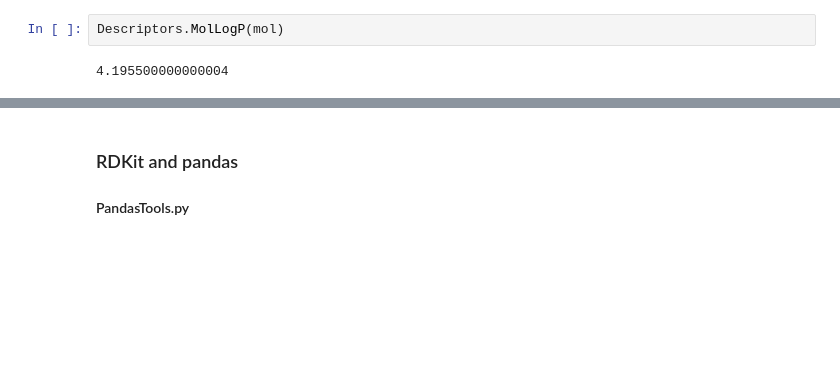
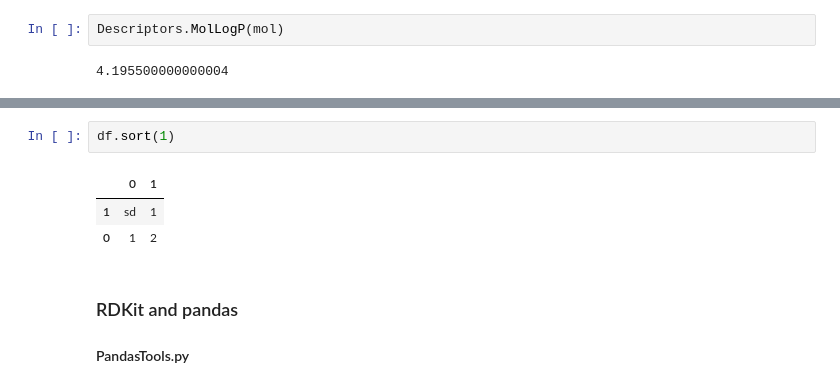
Before and after one commit to inambioinfo/snippets, a Jupyter notebook: IPython/Scaffold analysis & Schnellkurs in chemoinformatics.ipynb, the cells around one changed output, grey strips where cells are left out. Cells and saved outputs as stored; diff of their text form; blank space fills up the shorter version.

```diff
--- a/IPython/Scaffold analysis & Schnellkurs in chemoinformatics.ipynb
+++ b/IPython/Scaffold analysis & Schnellkurs in chemoinformatics.ipynb
@@ -248,3 +228,9 @@ Descriptors.MolLogP(mol)
+# %%
+df.sort(1)
+# %% [output]
+|  | 0 | 1 |
+| 1 | sd | 1 |
+| 0 | 1 | 2 |
 # %% [markdown]
 ### RDKit and pandas
 #### PandasTools.py
```
Also changed, not shown: parts of 42 cells of this notebook, 4 other files.
